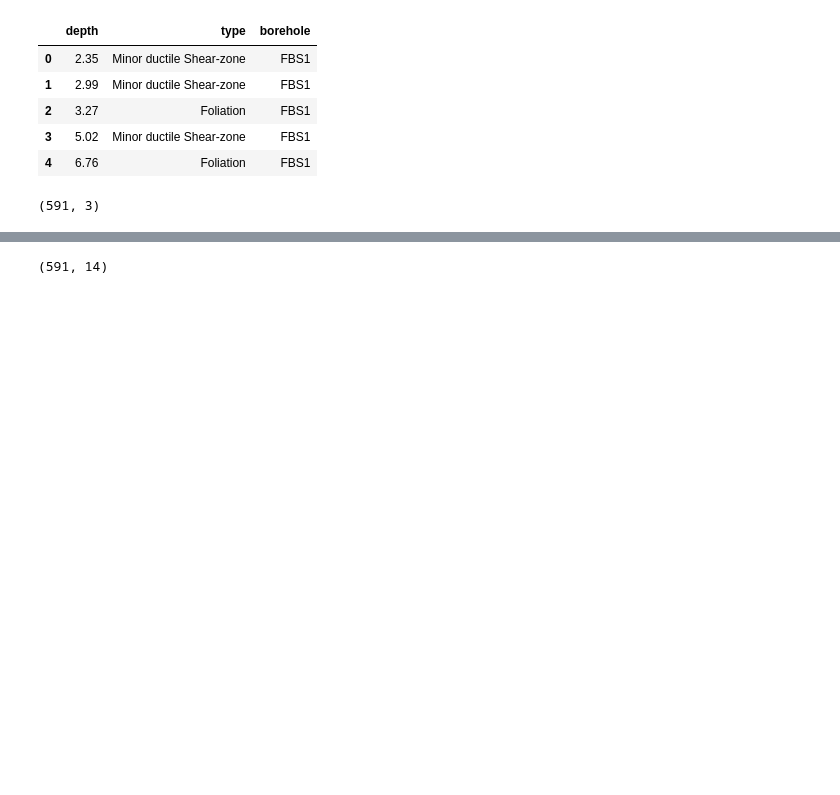
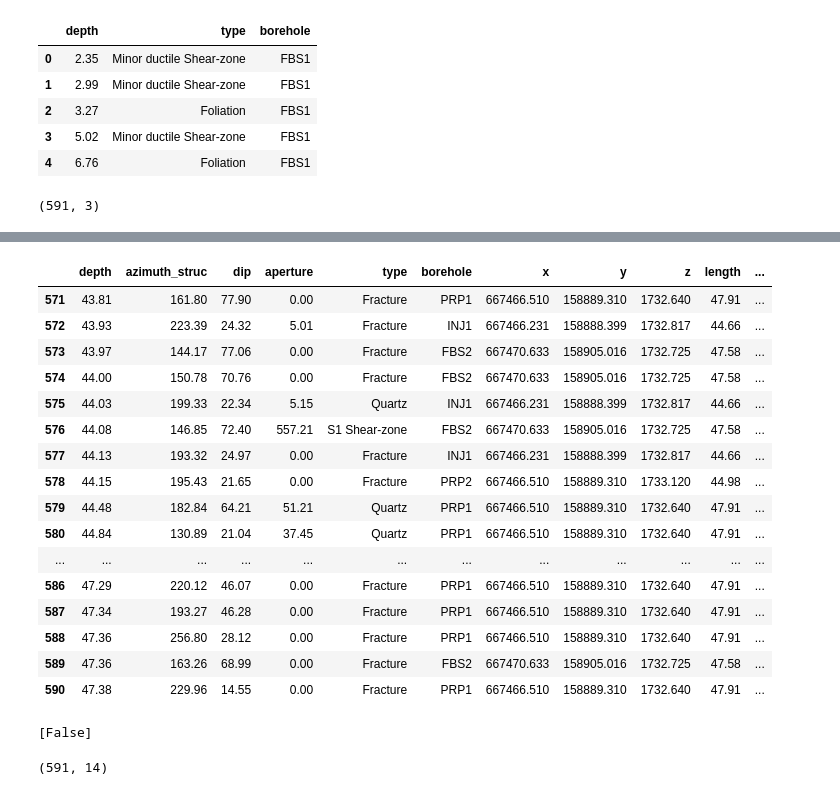
Before and after one commit to zhang-cugb/mastersproject, a Jupyter notebook: src/mastersproject/GTS/Method prototypes/filter uncertain data.ipynb, the cells around one changed output, grey strips where cells are left out. Cells and saved outputs as stored; diff of their text form; code cells hidden in the pictures; blank space fills up the shorter version.

```diff
--- a/src/mastersproject/GTS/Method prototypes/filter uncertain data.ipynb
+++ b/src/mastersproject/GTS/Method prototypes/filter uncertain data.ipynb
@@ -63,0 +146,5 @@ df_filtered[df_filtered['borehole'] == 'PRP3']
+# %%
+index_full = set(full_df.index)
+index_sz = set(df_filtered.index)
+# %%
+index_other = index_full - index_sz
@@ -64,3 +171,29 @@ df_filtered[df_filtered['borehole'] == 'PRP3']
+# %%
+full_df.loc[np.array(list(index_other)), 'shearzone'] = np.nan
+# %%
+full_df.tail(20)
+# %% [output]
+|  | depth | azimuth_struc | dip | aperture | type | borehole | x | y | z | length | ... |
+| 571 | 43.81 | 161.80 | 77.90 | 0.00 | Fracture | PRP1 | 667466.510 | 158889.310 | 1732.640 | 47.91 | ... |
+| 572 | 43.93 | 223.39 | 24.32 | 5.01 | Fracture | INJ1 | 667466.231 | 158888.399 | 1732.817 | 44.66 | ... |
+| 573 | 43.97 | 144.17 | 77.06 | 0.00 | Fracture | FBS2 | 667470.633 | 158905.016 | 1732.725 | 47.58 | ... |
+| 574 | 44.00 | 150.78 | 70.76 | 0.00 | Fracture | FBS2 | 667470.633 | 158905.016 | 1732.725 | 47.58 | ... |
+| 575 | 44.03 | 199.33 | 22.34 | 5.15 | Quartz | INJ1 | 667466.231 | 158888.399 | 1732.817 | 44.66 | ... |
+| 576 | 44.08 | 146.85 | 72.40 | 557.21 | S1 Shear-zone | FBS2 | 667470.633 | 158905.016 | 1732.725 | 47.58 | ... |
+| 577 | 44.13 | 193.32 | 24.97 | 0.00 | Fracture | INJ1 | 667466.231 | 158888.399 | 1732.817 | 44.66 | ... |
+| 578 | 44.15 | 195.43 | 21.65 | 0.00 | Fracture | PRP2 | 667466.510 | 158889.310 | 1733.120 | 44.98 | ... |
+| 579 | 44.48 | 182.84 | 64.21 | 51.21 | Quartz | PRP1 | 667466.510 | 158889.310 | 1732.640 | 47.91 | ... |
+| 580 | 44.84 | 130.89 | 21.04 | 37.45 | Quartz | PRP1 | 667466.510 | 158889.310 | 1732.640 | 47.91 | ... |
+| ... | ... | ... | ... | ... | ... | ... | ... | ... | ... | ... | ... |
+| 586 | 47.29 | 220.12 | 46.07 | 0.00 | Fracture | PRP1 | 667466.510 | 158889.310 | 1732.640 | 47.91 | ... |
+| 587 | 47.34 | 193.27 | 46.28 | 0.00 | Fracture | PRP1 | 667466.510 | 158889.310 | 1732.640 | 47.91 | ... |
+| 588 | 47.36 | 256.80 | 28.12 | 0.00 | Fracture | PRP1 | 667466.510 | 158889.310 | 1732.640 | 47.91 | ... |
+| 589 | 47.36 | 163.26 | 68.99 | 0.00 | Fracture | FBS2 | 667470.633 | 158905.016 | 1732.725 | 47.58 | ... |
+| 590 | 47.38 | 229.96 | 14.55 | 0.00 | Fracture | PRP1 | 667466.510 | 158889.310 | 1732.640 | 47.91 | ... |
+# %%
+np.isin(np.array(index_full), np.array(index_))
+# %% [output]
+[False]
 # %%
 full_df.shape
 # %% [output]
```
Also changed, not shown: parts of 8 cells of this notebook, 1 other file.
